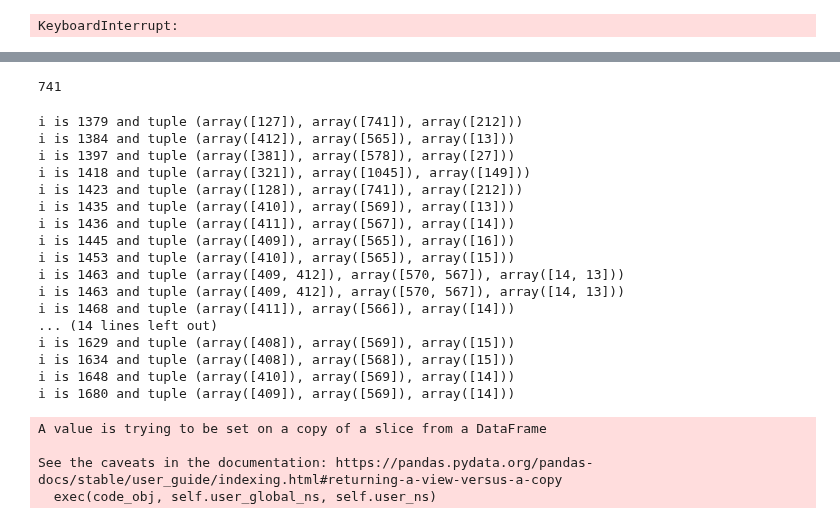
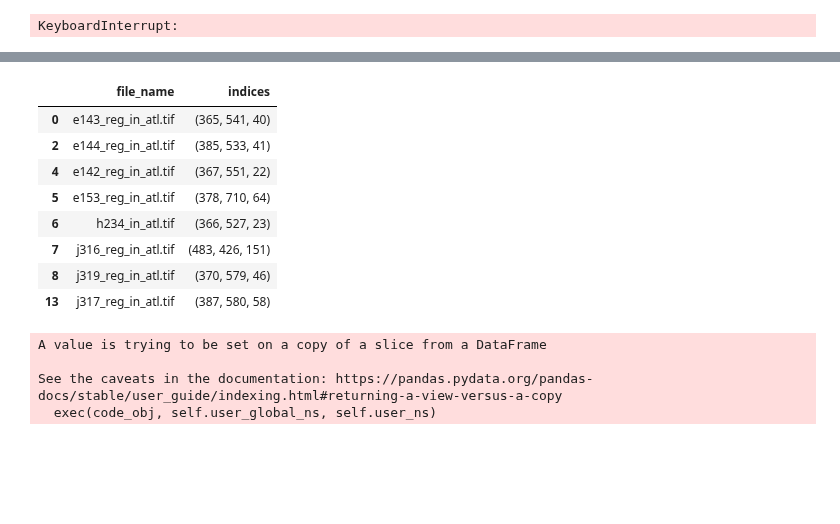
Before and after one commit to PrincetonUniversity/BrainPipe, a Jupyter notebook: tools/analysis/analysis_injection_site_plots.ipynb, the cells around one changed output, grey strips where cells are left out. Drawn from its saved outputs; the diff is of its cells as text; code cells hidden in the pictures; blank space fills up the shorter version.

```diff
--- a/tools/analysis/analysis_injection_site_plots.ipynb
+++ b/tools/analysis/analysis_injection_site_plots.ipynb
@@ -45,28 +75,15 @@ j316=tif.imread('/Users/emilydennis/Desktop/spimout/j316_reg_in_atl.tif')
-# %%
-np.where(j316==1379)[1][0]
-# %% [output]
-741
-# %%
-for i in np.sort(np.ravel(j316))[-40:]:
-    print('i is {} and tuple {}'.format(i,np.where(j316==i)))
-# %% [output]
-i is 1379 and tuple (array([127]), array([741]), array([212]))
-i is 1384 and tuple (array([412]), array([565]), array([13]))
-i is 1397 and tuple (array([381]), array([578]), array([27]))
-i is 1418 and tuple (array([321]), array([1045]), array([149]))
-i is 1423 and tuple (array([128]), array([741]), array([212]))
-i is 1435 and tuple (array([410]), array([569]), array([13]))
-i is 1436 and tuple (array([411]), array([567]), array([14]))
-i is 1445 and tuple (array([409]), array([565]), array([16]))
-i is 1453 and tuple (array([410]), array([565]), array([15]))
-i is 1463 and tuple (array([409, 412]), array([570, 567]), array([14, 13]))
-i is 1463 and tuple (array([409, 412]), array([570, 567]), array([14, 13]))
-i is 1468 and tuple (array([411]), array([566]), array([14]))
-... (14 lines left out)
-i is 1629 and tuple (array([408]), array([569]), array([15]))
-i is 1634 and tuple (array([408]), array([568]), array([15]))
-i is 1648 and tuple (array([410]), array([569]), array([14]))
-i is 1680 and tuple (array([409]), array([569]), array([14]))
+# %%
+max_in_atl_df
+# %% [output]
+|  | file_name | indices |
+| 0 | e143_reg_in_atl.tif | (365, 541, 40) |
+| 2 | e144_reg_in_atl.tif | (385, 533, 41) |
+| 4 | e142_reg_in_atl.tif | (367, 551, 22) |
+| 5 | e153_reg_in_atl.tif | (378, 710, 64) |
+| 6 | h234_in_atl.tif | (366, 527, 23) |
+| 7 | j316_reg_in_atl.tif | (483, 426, 151) |
+| 8 | j319_reg_in_atl.tif | (370, 579, 46) |
+| 13 | j317_reg_in_atl.tif | (387, 580, 58) |
 # %%
 max_in_atl_df.indices[7] = '(381, 578, 27)'
 max_in_atl_df
```
Also changed, not shown: parts of 25 cells of this notebook.
